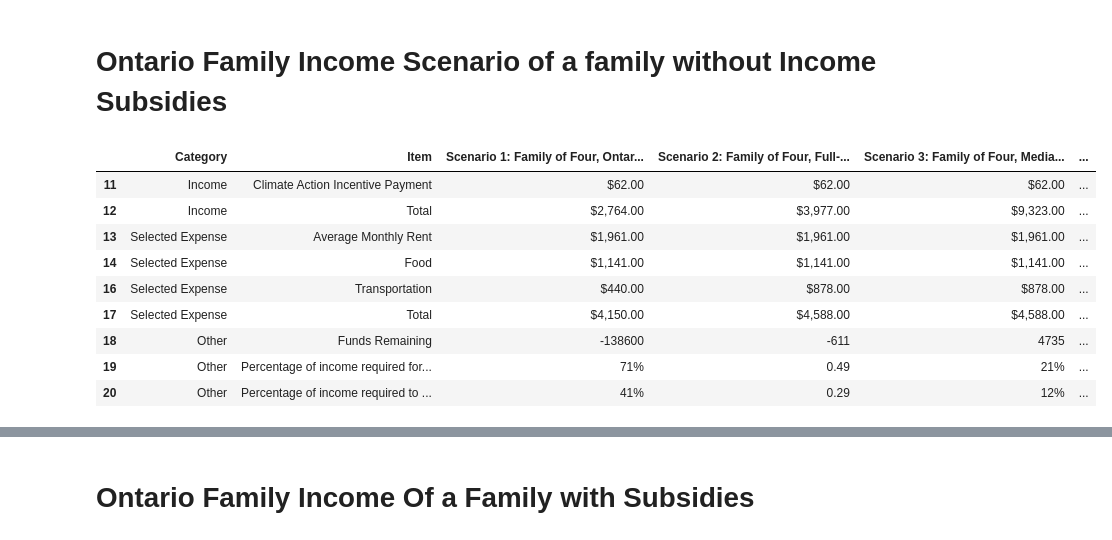
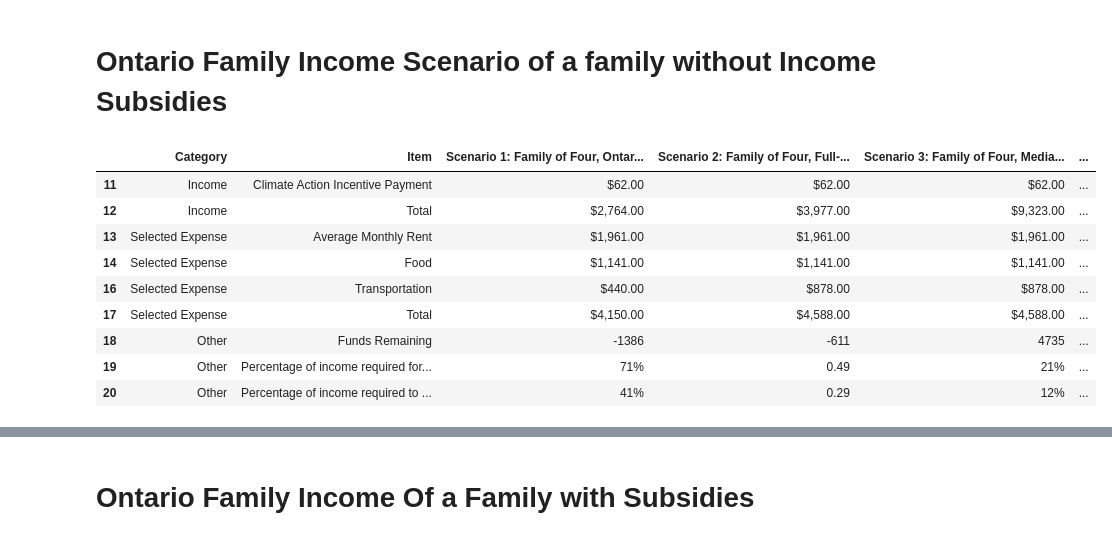
Before and after one commit to ycolagelo/Ontario-Housing-Project, a Jupyter notebook: MLS_analysi.ipynb, the cells around one changed output, grey strips where cells are left out. Saved outputs shown, nothing was run; the diff lists cells and outputs as text; code cells hidden in the pictures.

```diff
--- a/MLS_analysi.ipynb
+++ b/MLS_analysi.ipynb
@@ -23,18 +23,17 @@ import numpy as np
 # Ontario Family Income Scenario of a family without Income Subsidies
 # %%
 
-df = pd.read_csv(r"C:\Users\ycola\OneDrive\Documents\GroupProject1\2022 income without subsidies.csv")
+df = pd.read_csv(r'C:\Users\ycola\Downloads\2022 Income Scenario3- Without Subsidies, Average Rent - 2022 Income Scenario - Without Subsidies, Average Rent.csv')
 df.dropna()
-# df['Scenario 1: Family of Four, Ontario Works']=df['Scenario 1: Family of Four, Ontario Works'].str.replace('$', '')
 # %% [output]
 |  | Category | Item | Scenario 1: Family of Four, Ontar... | Scenario 2: Family of Four, Full-... | Scenario 3: Family of Four, Media... | ... |
 | 11 | Income | Climate Action Incentive Payment | $62.00 | $62.00 | $62.00 | ... |
 | 12 | Income | Total | $2,764.00 | $3,977.00 | $9,323.00 | ... |
 | 13 | Selected Expense | Average Monthly Rent | $1,961.00 | $1,961.00 | $1,961.00 | ... |
 | 14 | Selected Expense | Food | $1,141.00 | $1,141.00 | $1,141.00 | ... |
 | 16 | Selected Expense | Transportation | $440.00 | $878.00 | $878.00 | ... |
 | 17 | Selected Expense | Total | $4,150.00 | $4,588.00 | $4,588.00 | ... |
-| 18 | Other | Funds Remaining | -138600 | -611 | 4735 | ... |
+| 18 | Other | Funds Remaining | -1386 | -611 | 4735 | ... |
 | 19 | Other | Percentage of income required for... | 71% | 0.49 | 21% | ... |
 | 20 | Other | Percentage of income required to ... | 41% | 0.29 | 12% | ... |
 # %%
```
Also changed, not shown: parts of 5 cells of this notebook.
